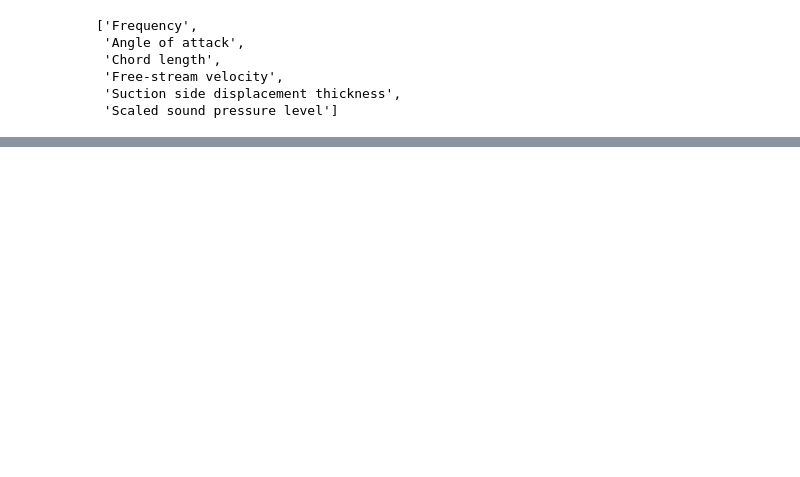
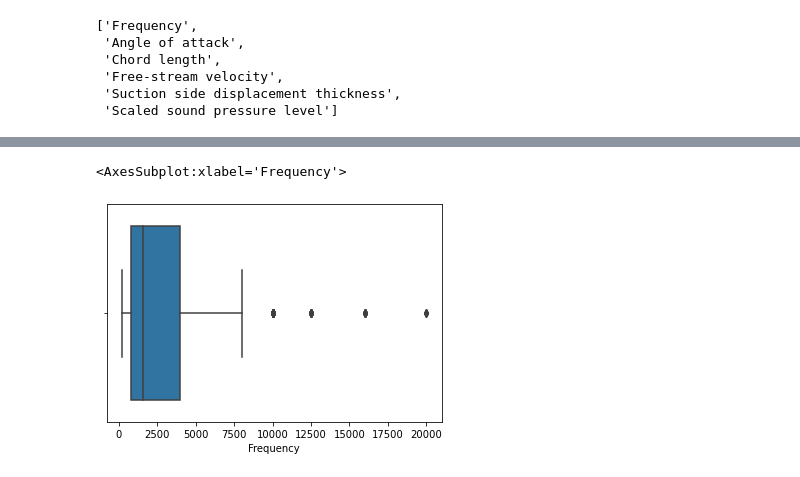
Before and after one commit to FazlullahBokhari/Machine-Learning, a Jupyter notebook: Untitled.ipynb, the cells around one changed output, grey strips where cells are left out. Saved outputs shown, nothing was run; the diff lists cells and outputs as text; code cells hidden in the pictures; blank space fills up the shorter version.

```diff
--- a/Untitled.ipynb
+++ b/Untitled.ipynb
@@ -24,0 +84,5 @@ df.head()
+# %%
+sns.boxplot(X_train['Frequency'])
+# %% [output]
+<AxesSubplot:xlabel='Frequency'>
+[figure, added]
```
Also changed, not shown: parts of 6 cells of this notebook.
